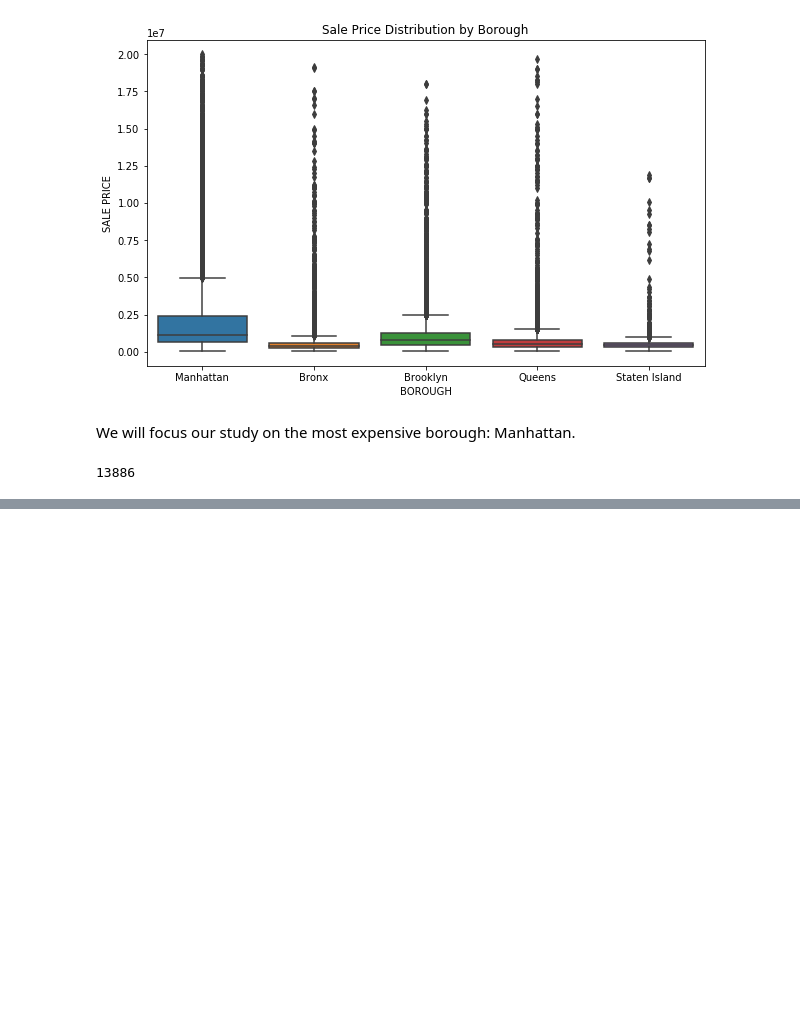
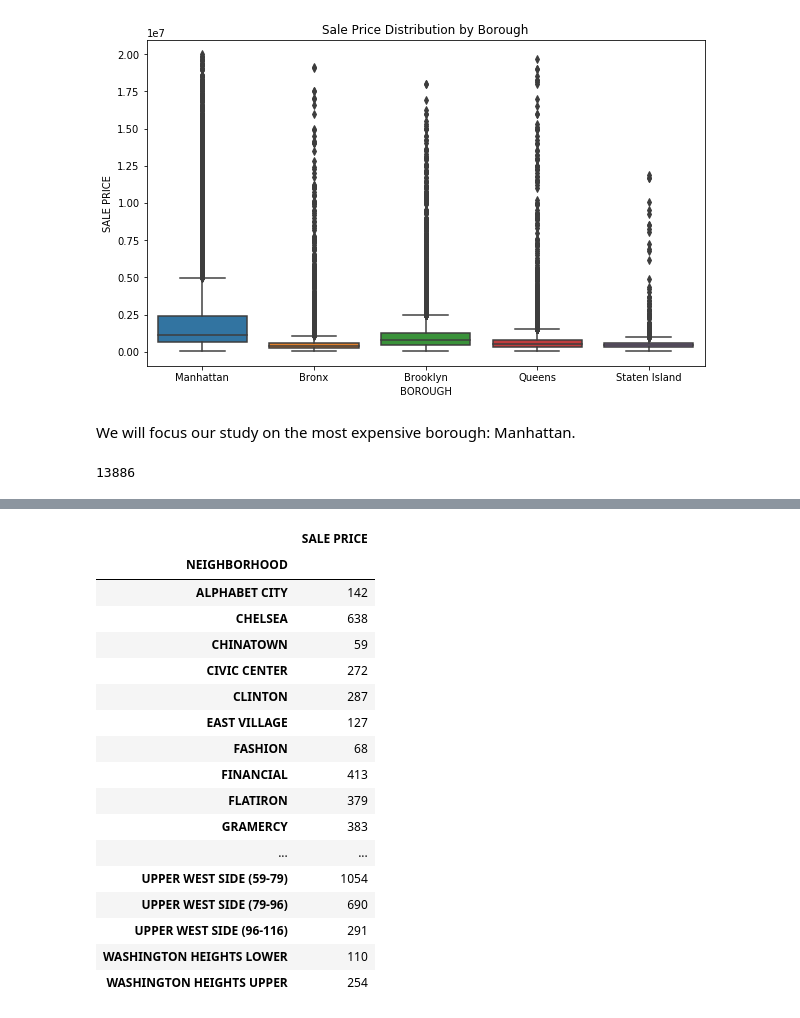
Before and after one commit to zhi-eric-yuan/github-example, a Jupyter notebook: manhattan.ipynb, the cells around one changed output, grey strips where cells are left out. Drawn from its saved outputs; the diff is of its cells as text; code cells hidden in the pictures; blank space fills up the shorter version.

```diff
--- a/manhattan.ipynb
+++ b/manhattan.ipynb
@@ -202,0 +237,21 @@ len(data[data['BOROUGH']=='Manhattan'])
+# %%
+data.groupby('NEIGHBORHOOD').count()
+# %% [output]
+|  | SALE PRICE |
+| NEIGHBORHOOD |  |
+| ALPHABET CITY | 142 |
+| CHELSEA | 638 |
+| CHINATOWN | 59 |
+| CIVIC CENTER | 272 |
+| CLINTON | 287 |
+| EAST VILLAGE | 127 |
+| FASHION | 68 |
+| FINANCIAL | 413 |
+| FLATIRON | 379 |
+| GRAMERCY | 383 |
+| ... | ... |
+| UPPER WEST SIDE (59-79) | 1054 |
+| UPPER WEST SIDE (79-96) | 690 |
+| UPPER WEST SIDE (96-116) | 291 |
+| WASHINGTON HEIGHTS LOWER | 110 |
+| WASHINGTON HEIGHTS UPPER | 254 |
```
Also changed, not shown: parts of 6 cells of this notebook.
